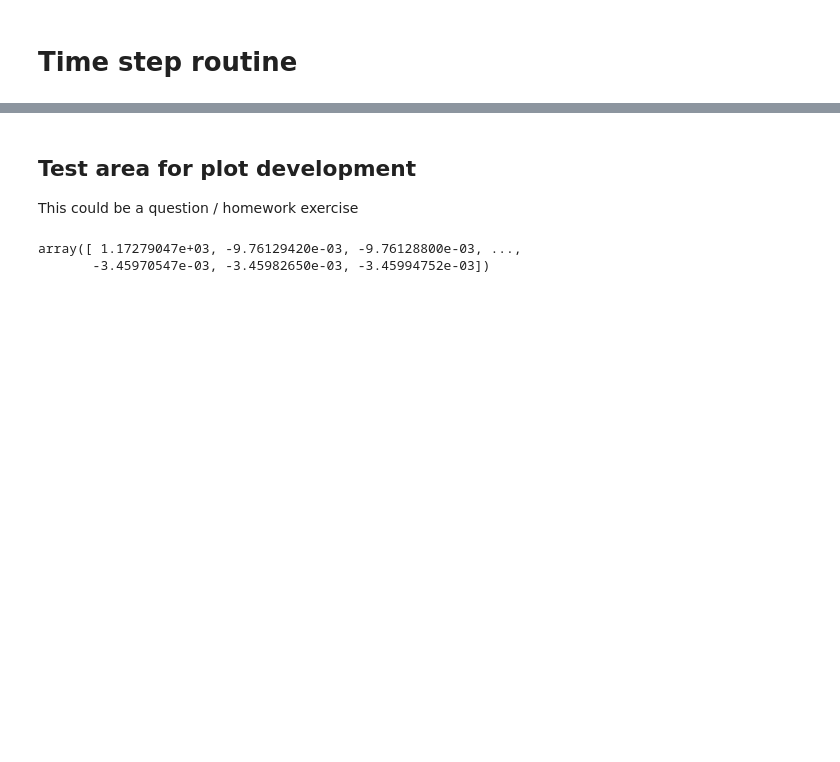
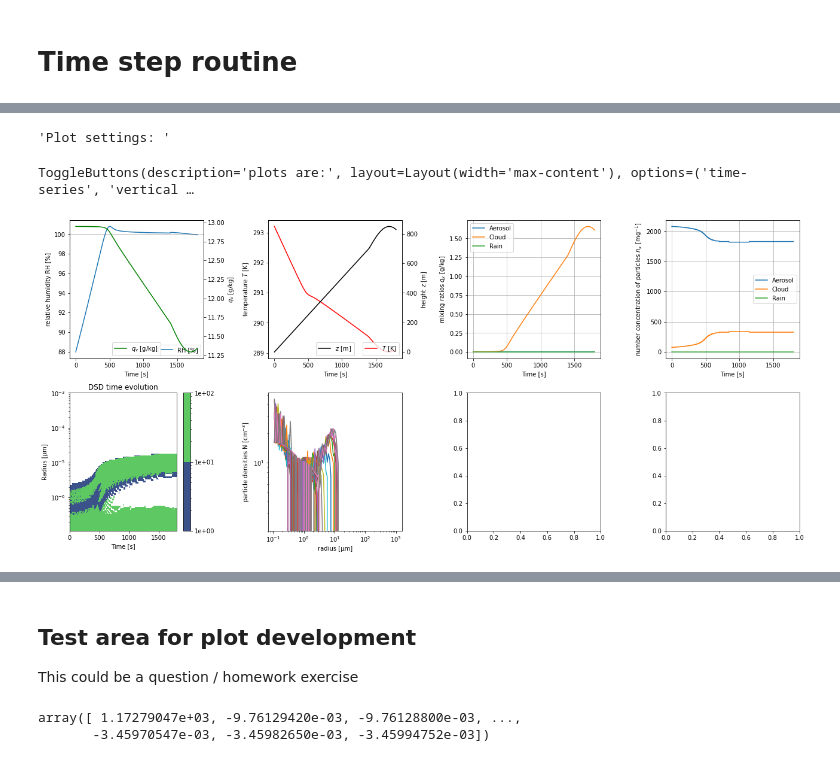
Before and after one commit to jslim93/PyLCM_edu, a Jupyter notebook: PyLCM_edu.ipynb, the cells around one changed output, grey strips where cells are left out. Saved outputs shown, nothing was run; the diff lists cells and outputs as text; code cells hidden in the pictures; blank space fills up the shorter version.

```diff
--- a/PyLCM_edu.ipynb
+++ b/PyLCM_edu.ipynb
@@ -239,2 +253,7 @@ array([1.0e+09, 8.0e+08, 7.2e+05])
 # %% [markdown]
 # Time step routine
+# %%
+# user can choice the ascending mode
+ascending_mode_widget = widgets.ToggleButtons(options=['linear', 'sine', 'in_cloud_oscillation'], value='linear', description='ascending', layout={'width': 'max-content'}, disabled=False)
+display('ascending mode: ', ascending_mode_widget)
+# maybe include more advanced ascending modes later
@@ -251,14 +273,20 @@ T_parcel_array  = np.zeros(nt+1)
 RH_parcel_array = np.zeros(nt+1)
 q_parcel_array  = np.zeros(nt+1)
 z_parcel_array  = np.zeros(nt+1)
+# inserting the init. values to the 0th position of the arrays
+T_parcel_array[0]  = T_parcel
+RH_parcel_array[0] = (q_parcel * P_parcel / (q_parcel + r_a / rv)) / esatw( T_parcel )
+q_parcel_array[0]  = q_parcel
+z_parcel_array[0]  = z_parcel
 
-#fig, ax = plt.subplots()
+ascending_mode=ascending_mode_widget.value
+time_half_wave_parcel = 600.0
+
 for t in range(nt):
     time = (t+1)*dt
     #Parcel ascending
-    dz = w_parcel * dt
-    if z_parcel < max_z:
-        z_parcel, T_parcel, rho_parcel, V_parcel, air_mass_parcel = ascend_parcel(z_parcel, T_parcel,P_parcel, dz)
+    #if z_parcel < max_z:
+    z_parcel, T_parcel, rho_parcel, V_parcel, air_mass_parcel = ascend_parcel(z_parcel, T_parcel,P_parcel, w_parcel, dt, time, time_half_wave_parcel, ascending_mode, max_z)
 
     #Condensational Growth
     dq_liq = 0.0
@@ -270,6 +298,7 @@ for t in range(nt):
         particles_list = collection(dt, particles_list,rho_parcel, rho_liq, P_parcel, T_parcel)
     #Analysis
     spectra_arr[t+1],qa_ts[t+1], qc_ts[t+1],qr_ts[t+1], na_ts[t+1], nc_ts[t+1], nr_ts[t+1] = qc_qr_analysis(particles_list,air_mass_parcel,log_edges)
+    RH_parcel = (q_parcel * P_parcel / (q_parcel + r_a / rv)) / esatw( T_parcel )
 
     # saving of T_parcel, RH_parcel, q_parcel, z_parcel for every timestep (needed for plots)
     T_parcel_array[t+1]  = T_parcel
@@ -279,7 +308,6 @@ for t in range(nt):
 
     #Visulaization at every second
     if (time%1) ==0:
-        RH_parcel = (q_parcel * P_parcel / (q_parcel + r_a / rv)) / esatw( T_parcel )
         print_output(t,dt, z_parcel, T_parcel, q_parcel, RH_parcel, qc_ts[t+1], qr_ts[t+1], na_ts[t+1], nc_ts[t+1], nr_ts[t+1])
     #spec_plot(ax,spectra_arr, nt, log_edges)
 # %% [output]
@@ -392,0 +316,12 @@ for i in range(18):
+# %%
+# user can choice if he wants the plots time-dependent or height-dependent (except of DSD and particle densities always being time dependent)
+mode_plots_widget = widgets.ToggleButtons(options=['time-series', 'vertical profile'], value='time-series', description='plots are:', layout={'width': 'max-content'}, disabled=False)
+display('Plot settings: ', mode_plots_widget)
+# %% [output]
+'Plot settings: '
+ToggleButtons(description='plots are:', layout=Layout(width='max-content'), options=('time-series', 'vertical …
+# %%
+plot_mode=mode_plots_widget.value
+subplot_array_function(plot_mode, dt, nt, log_edges, qa_ts, qc_ts, qr_ts, na_ts, nc_ts, nr_ts, T_parcel_array, RH_parcel_array, q_parcel_array, z_parcel_array, spectra_arr)
+# %% [output]
+[figure, added]
```
Also changed, not shown: parts of 9 cells of this notebook, 2 other files.
